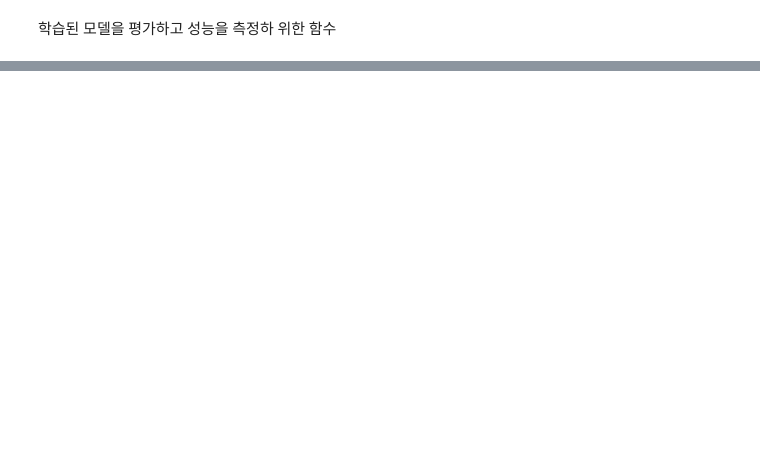
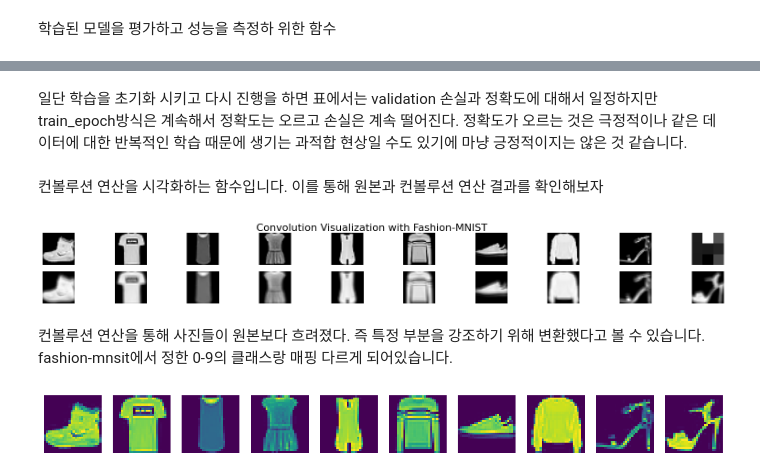
Before and after one commit to Konkuk-Univ-Glocal-Campus/introai202401-midterm-Rivia25, a Jupyter notebook: test.ipynb, the cells around one changed output, grey strips where cells are left out. Saved outputs shown, nothing was run; the diff lists cells and outputs as text; code cells hidden in the pictures; blank space fills up the shorter version.

```diff
--- a/test.ipynb
+++ b/test.ipynb
@@ -66,7 +66,7 @@ def load_fashion_mnist(batch_size=64):
 # %% [markdown]
 우선 fashion-MNIST 데이터셋을 사용하여 정보들을 불러옵니다.
 # %%
-train_loader, test_loader = load_fashion_mnist()
+train_loader, test_loader, fashion_plot = load_fashion_mnist()
 
 # 데이터셋 확인을 위해 예시로 첫 번째 배치의 데이터를 출력
 dataiter = iter(train_loader)
@@ -198,0 +341,50 @@ Validation Loss: 0.004745025634765625, Validation Accuracy: 0.8922833333333333
+# %% [markdown]
+일단 학습을 초기화 시키고 다시 진행을 하면 표에서는 validation  손실과 정확도에 대해서 일정하지만 train_epoch방식은 계속해서 정확도는 오르고 손실은 계속 떨어진다. 정확도가 오르는 것은 극정적이나 같은 데이터에 대한 반복적인 학습 때문에 생기는 과적합 현상일 수도 있기에 마냥 긍정적이지는 않은 것 같습니다.
+# %%
+def plot_convolution(t, title=''):
+    # 이 블록 내에서는 PyTorch의 자동 미분 기능을 비활성화하여, 연산에 대한 기울기 계산을 수행하지 않는데 메모리 사용을 줄이고 연산 속도를 향상
+    with torch.no_grad():
+        # 주어진 커널 크기와 채널 수로 2D 컨볼루션 레이어를 생성합니다.
+        c = nn.Conv2d(kernel_size=(3,3), out_channels=1, in_channels=1)
+         # 입력된 텐서 t를 컨볼루션 레이어의 가중치로 복사하는데 이렇게 설정하면 컨볼루션 연산이 정확히 이 가중치를 사용
+        c.weight.copy_(t)
+        # 그래프의 크기를 설정하여 서브플롯을 생성
+        fig, ax = plt.subplots(2, 10, figsize=(20, 2))
+        fig.suptitle(title, fontsize=16)
+
+        # Fashion MNIST 데이터셋을 불러옵니다.
+        #fashion_train 불러와지지가 않아 다시 선언
+
+
+        # Fashion MNIST의 이미지와 라벨을 하나씩 가져와서 처리합니다.
+        for i, (images, _) in enumerate(fashion_plot):
+            # 10개의 이미지만 처리합니다. 코어 덤프 방지
+            if i >= 10:
+                break
+            im = images[0]
+            # 첫 번째 행의 i번째 서브플롯에 원본 이미지를 표시합니다.
+            ax[0][i].imshow(im.squeeze(), cmap='gray')
+            # 두 번째 행의 i번째 서브플롯에 컨볼루션 연산 결과를 표시합니다.
+            ax[1][i].imshow(c(im.unsqueeze(0)).squeeze().detach().numpy(), cmap='gray')
+            # 각 서브플롯의 축을 숨깁니다.
+            ax[0][i].axis('off')
+            ax[1][i].axis('off')
+
+        # 커널 텐서를 시각화하여 첫 번째 행의 9번째 서브플롯에 표시합니다.
+        ax[0,9].imshow(t.squeeze().numpy(), cmap='gray')
+        ax[0,9].axis('off')
+        ax[1,9].axis('off')
+        # 그래프를 표시합니다.
+        plt.show()
+# %% [markdown]
+컨볼루션 연산을 시각화하는 함수입니다. 이를 통해 원본과 컨볼루션 연산 결과를 확인해보자
+# %%
+# 커널 텐서 생성
+kernel_tensor = torch.rand(1, 1, 3, 3)
+
+# plot_convolution 함수 호출
+plot_convolution(kernel_tensor, title='Convolution Visualization with Fashion-MNIST')
+# %% [output]
+[figure, added]
+# %% [markdown]
+컨볼루션 연산을 통해 사진들이 원본보다 흐려졌다. 즉 특정 부분을 강조하기 위해 변환했다고 볼 수 있습니다. fashion-mnsit에서 정한 0-9의 클래스랑 매핑 다르게 되어있습니다.
@@ -198,0 +401,6 @@ Validation Loss: 0.004745025634765625, Validation Accuracy: 0.8922833333333333
+# %%
+
+#마찬가지로 fashion_train이 불러와지지가 않아서 다시 선언
+display_dataset(fashion_plot)
+# %% [output]
+[figure, added]
```
Also changed, not shown: parts of 20 cells of this notebook.
